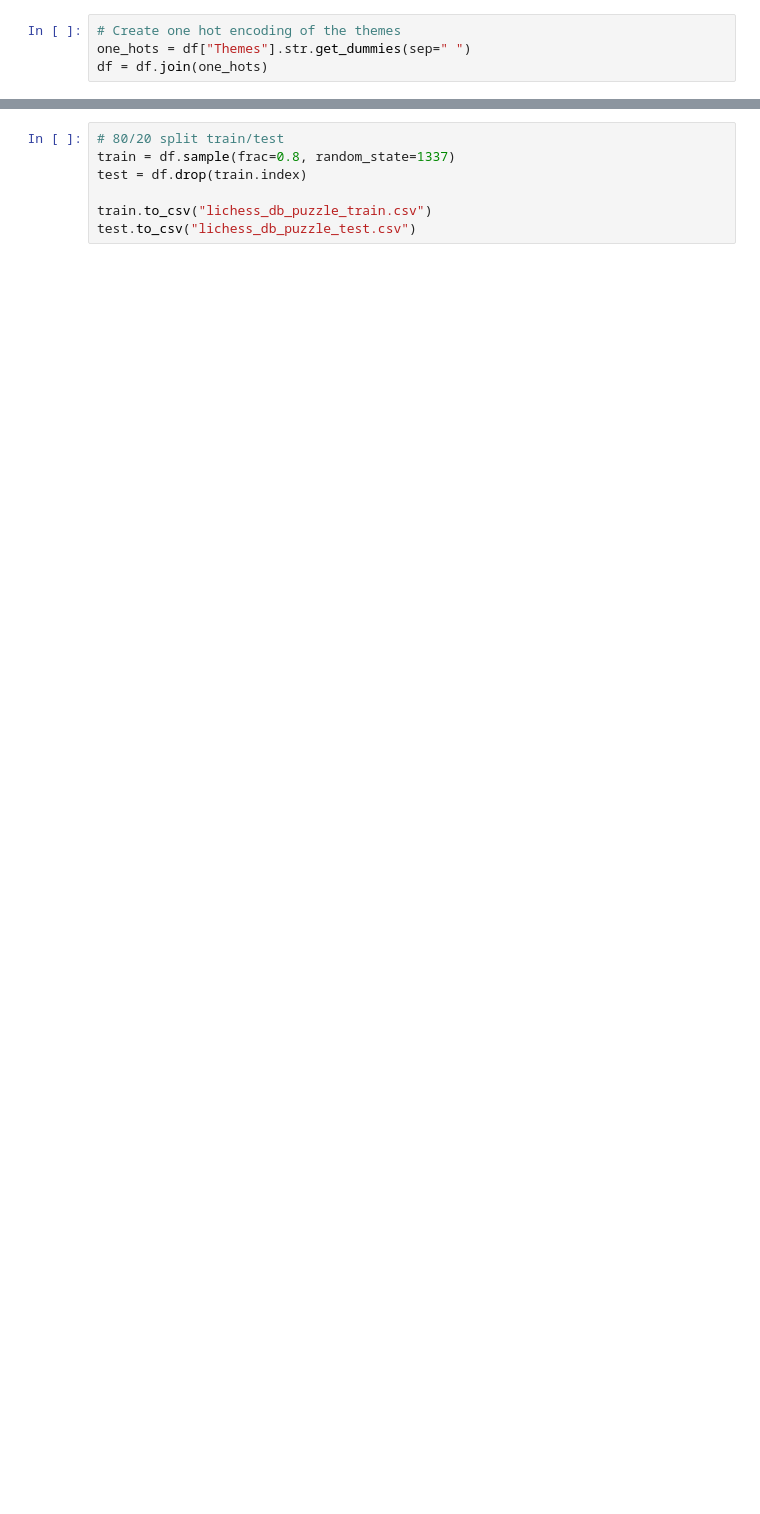
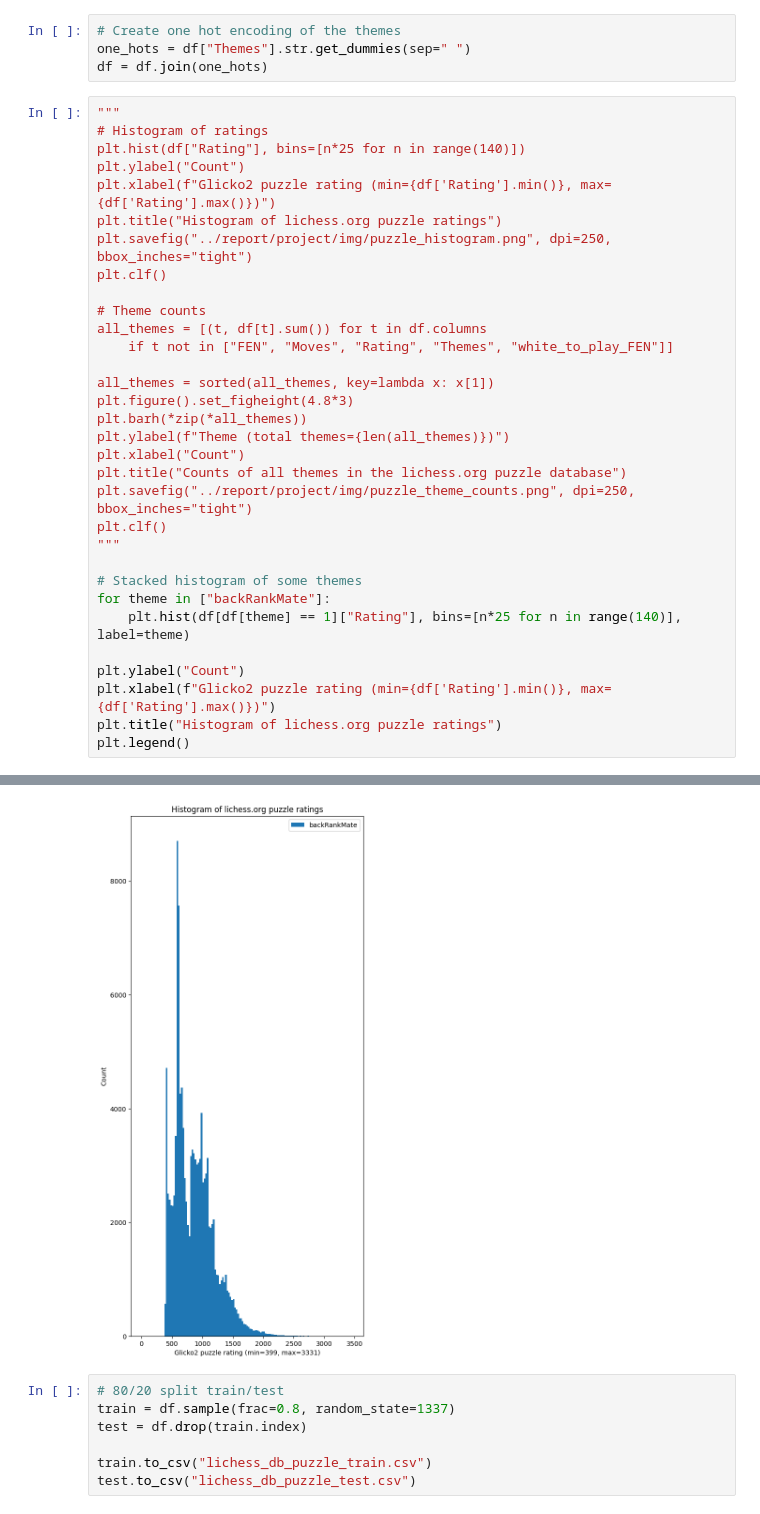
Before and after one commit to mike-sorokin/chess-analysis, a Jupyter notebook: src/data_process.ipynb, the cells around one changed output, grey strips where cells are left out. Cells and saved outputs as stored; diff of their text form; blank space fills up the shorter version.

Commit message:
Data visualisation graphs

```diff
--- a/src/data_process.ipynb
+++ b/src/data_process.ipynb
@@ -31,3 +34,36 @@ df["white_to_play_FEN"] = df.apply(lambda r: fen_play_first_move_and_force_white
 # Create one hot encoding of the themes
 one_hots = df["Themes"].str.get_dummies(sep=" ")
 df = df.join(one_hots)
+# %%
+"""
+# Histogram of ratings
+plt.hist(df["Rating"], bins=[n*25 for n in range(140)])
+plt.ylabel("Count")
+plt.xlabel(f"Glicko2 puzzle rating (min={df['Rating'].min()}, max={df['Rating'].max()})")
+plt.title("Histogram of lichess.org puzzle ratings")
+plt.savefig("../report/project/img/puzzle_histogram.png", dpi=250, bbox_inches="tight")
+plt.clf()
+
+# Theme counts
+all_themes = [(t, df[t].sum()) for t in df.columns
+    if t not in ["FEN", "Moves", "Rating", "Themes", "white_to_play_FEN"]]
+
+all_themes = sorted(all_themes, key=lambda x: x[1])
+plt.figure().set_figheight(4.8*3)
+plt.barh(*zip(*all_themes))
+plt.ylabel(f"Theme (total themes={len(all_themes)})")
+plt.xlabel("Count")
+plt.title("Counts of all themes in the lichess.org puzzle database")
+plt.savefig("../report/project/img/puzzle_theme_counts.png", dpi=250, bbox_inches="tight")
+plt.clf()
+"""
+
+# Stacked histogram of some themes
+for theme in ["backRankMate"]:
+    plt.hist(df[df[theme] == 1]["Rating"], bins=[n*25 for n in range(140)], label=theme)
+
+plt.ylabel("Count")
+plt.xlabel(f"Glicko2 puzzle rating (min={df['Rating'].min()}, max={df['Rating'].max()})")
+plt.title("Histogram of lichess.org puzzle ratings")
+plt.legend()
+# %% [output]
@@ -34,3 +72,4 @@ df = df.join(one_hots)
+[figure, added]
 # %%
 # 80/20 split train/test
 train = df.sample(frac=0.8, random_state=1337)
```
Also changed, not shown: parts of 3 cells of this notebook, 4 other files.
